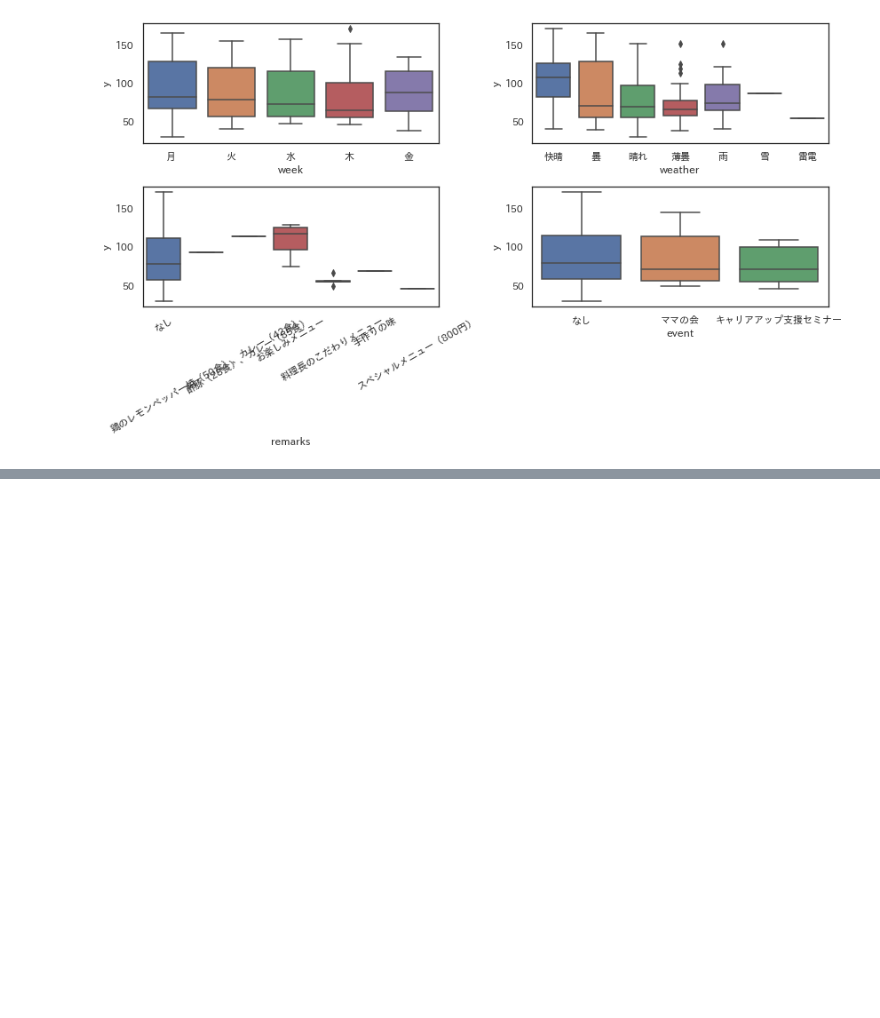
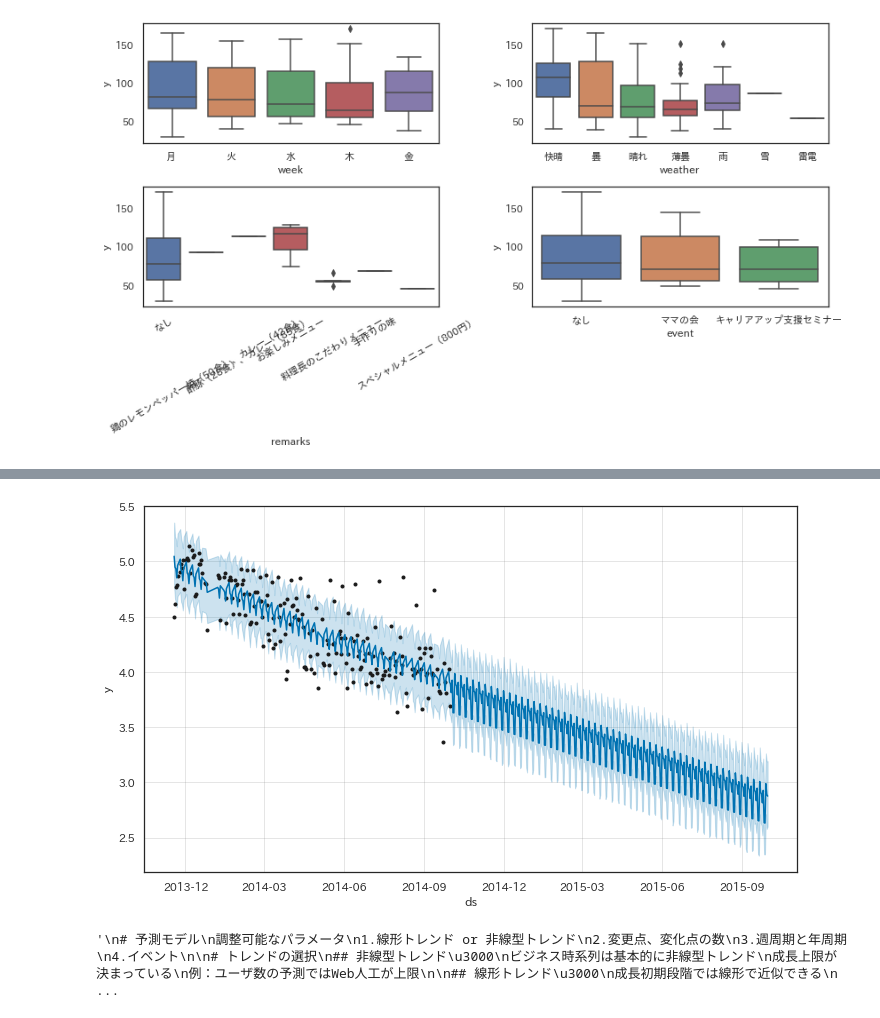
Before and after one commit to YotaroMatsui/DSS2020Master, a Jupyter notebook: src/bentoh_tutorial.ipynb, the cells around one changed output, grey strips where cells are left out. Saved outputs shown, nothing was run; the diff lists cells and outputs as text; code cells hidden in the pictures; blank space fills up the shorter version.

Commit message:
Prophet

```diff
--- a/src/bentoh_tutorial.ipynb
+++ b/src/bentoh_tutorial.ipynb
@@ -77,0 +97,7 @@ plt.tight_layout()
+# %%
+# 予測モデルの作成
+# オブジェクト生成　→　学習（フィッテイング）
+from fbprophet import Prophet
+model = Prophet()
+train = train.rename(columns = {'datetime':'ds'})
+model.fit(train)
@@ -77,0 +111,5 @@ plt.tight_layout()
+# %%
+# 予測期間の指定
+# 1年（３６５日）のデータフレームを用意
+future_df = model.make_future_dataframe(365)
+future_df.tail()
@@ -77,0 +123,5 @@ plt.tight_layout()
+# %%
+# 予測の作成
+forecast_df = model.predict(future_df)
+forecast_df[['ds','yhat']].tail()
+forecast_df[['ds','yhat']].describe()
@@ -77,0 +138,28 @@ plt.tight_layout()
+# %%
+# 予測のプロット
+# 黒点のないところが予測結果
+model.plot(forecast_df)
+plt.show()
+# %% [output]
+[figure, added]
+# %%
+'''
+# 予測モデル
+調整可能なパラメータ
+1.線形トレンド or 非線型トレンド
+2.変更点、変化点の数
+3.週周期と年周期
+4.イベント
+
+# トレンドの選択
+## 非線型トレンド
+ビジネス時系列は基本的に非線型トレンド
+成長上限が決まっている
+例：ユーザ数の予測ではWeb人工が上限
+
+## 線形トレンド
+成長初期段階では線形で近似できる
+Prophetのデフォルトは線形トレンド
+'''
+# %% [output]
+'\n# 予測モデル\n調整可能なパラメータ\n1.線形トレンド or 非線型トレンド\n2.変更点、変化点の数\n3.週周期と年周期\n4.イベント\n\n# トレンドの選択\n## 非線型トレンド\u3000\nビジネス時系列は基本的に非線型トレンド\n成長上限が決まっている\n例：ユーザ数の予測ではWeb人工が上限\n\n## 線形トレンド\u3000\n成長初期段階では線形で近似できる\n ...
```
Also changed, not shown: parts of 13 cells of this notebook.
